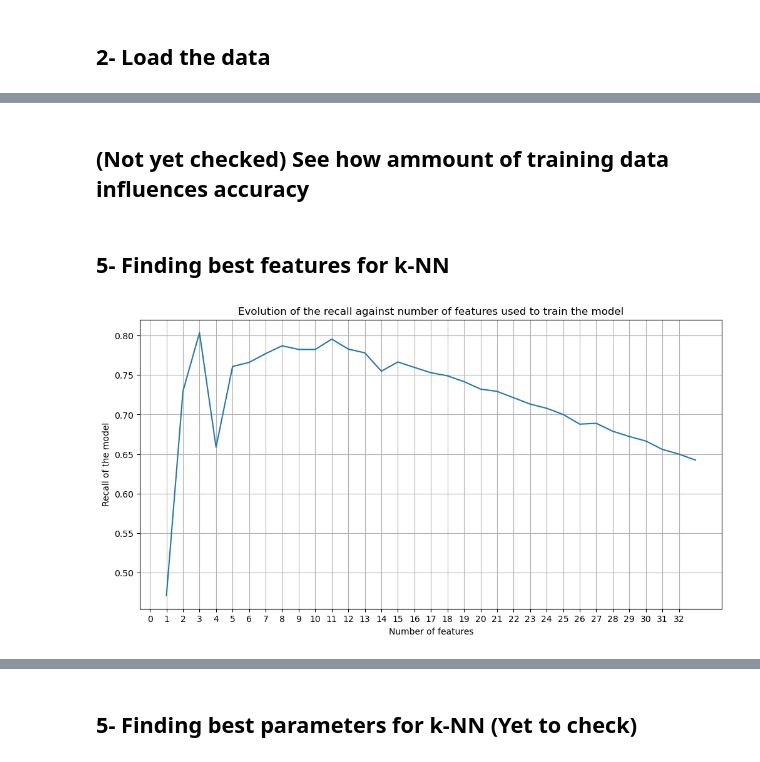
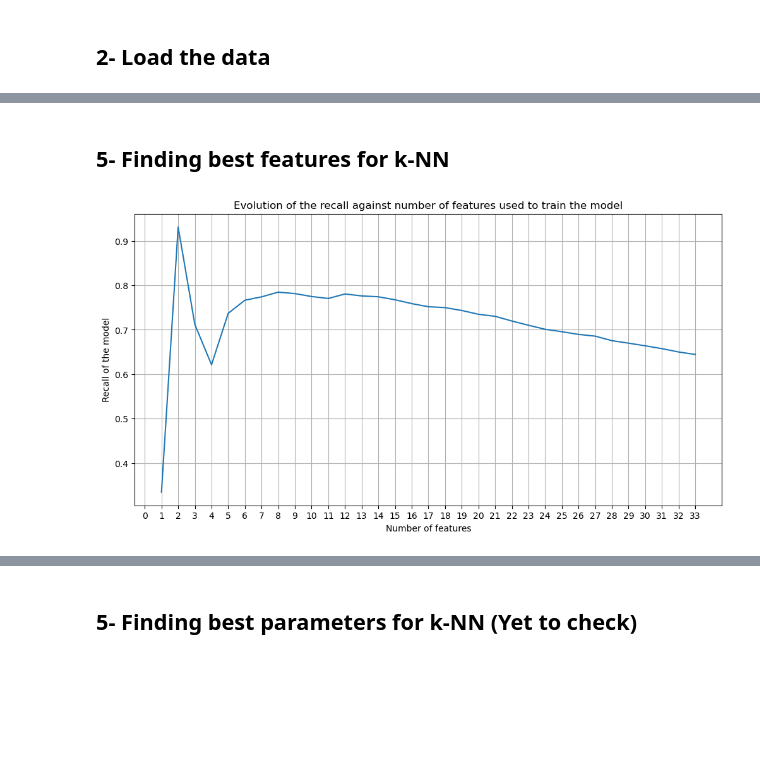
Before and after one commit to alexlafuente/heart_attack_prediction_md, a Jupyter notebook: KNN.ipynb, the cells around one changed output, grey strips where cells are left out. Cells and saved outputs as stored; diff of their text form; code cells hidden in the pictures; blank space fills up the shorter version.

```diff
--- a/KNN.ipynb
+++ b/KNN.ipynb
@@ -72,10 +63,0 @@ X_train, X_test, y_train, y_test = train_test_split(
-# %%
-
-# Create a kNN classifier object
-knc = nb.KNeighborsClassifier()
-
-# Train the classifier
-knc.fit(X_train, y_train)
-
-# Obtain accuracy score of learned classifier on test data
-print(knc.score(X_test, y_test))
@@ -123,11 +66,12 @@ weighted avg       0.79      0.77      0.77     63515
 from sklearn.model_selection import cross_val_score
 from sklearn.model_selection import cross_val_predict
 from sklearn.metrics import accuracy_score
-
+#cv = StratifiedKFold(n_splits=5, shuffle=True, random_state=1)
+cv=5
 cv_scores = cross_val_score(nb.KNeighborsClassifier(),
                             X=X_train,
                             y=y_train,
-                            cv=10, scoring='recall')
+                            cv=cv, scoring='recall')
 
 # cv_scores is a list with 10 accuracies (one for each validation)
 print(cv_scores)
@@ -169,5 +103,3 @@ plot_cmatrix(y_train, predicted)
     accuracy                           0.77     63515
    macro avg       0.79      0.77      0.77     63515
 weighted avg       0.79      0.77      0.77     63515
-# %% [markdown]
-## (Not yet checked) See how ammount of training data influences accuracy
@@ -222,28 +106,32 @@ plt.show()
 # %% [markdown]
 ## 5- Finding best features for k-NN
+# %%
+def mutual_info_with_seed(X, y):
+    return mutual_info_classif(X, y, random_state=1)
 # %%
 vector_of_means = np.zeros(33)
+cv = 5
 for i in range(33):
     X_new = SelectKBest(
-        mutual_info_classif, k = i + 1
+        score_func=mutual_info_with_seed, k = i + 1
     ).fit_transform(X_train, y_train)
     cv_scores = cross_val_score(
         nb.KNeighborsClassifier(),
         X = X_new,
         y = y_train,
-        cv = 5,
+        cv = cv,
         scoring = "recall"
     )
     vector_of_means[i] = np.mean(cv_scores)
 # %%
 fig = plt.figure(figsize = (12, 6))  # Just declare the figure object and give dimensions
 plt.grid(True)
 plt.title("Evolution of the recall against number of features used to train the model")
 plt.ylabel("Recall of the model")
 plt.xlabel("Number of features")
-plt.xticks(np.arange(0, 33, step=1))
+plt.xticks(np.arange(0, 34, step=1))
 plt.plot(range(1,34), vector_of_means)
 plt.show()
 # %% [output]
-[figure, old version]
+[figure, new version]
 # %%
```
Also changed, not shown: parts of 42 cells of this notebook.
